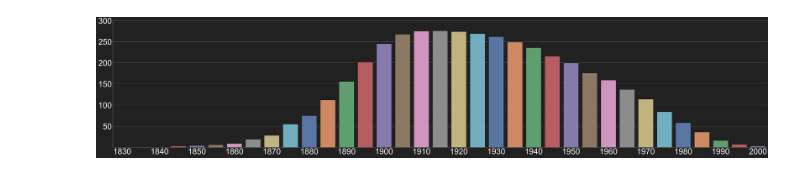
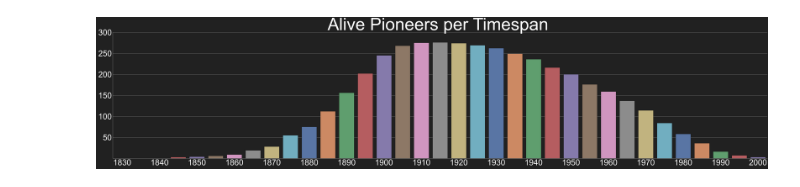
Before and after one commit to MatijaMi/data-vis-women-in-film, a Jupyter notebook: Statistics/map_histogram.ipynb, the cells around one changed output. Drawn from its saved outputs; the diff is of its cells as text; code cells hidden in the pictures.

```diff
--- a/Statistics/map_histogram.ipynb
+++ b/Statistics/map_histogram.ipynb
@@ -53,30 +35,28 @@ data = pd.DataFrame(data=dictionary)
 # %%
 # Pre style setting
-sns.set_style("whitegrid")
-sns.set_context("notebook")
-sns.set(rc={'figure.figsize':(1.7,8.27)})
 sns.set(rc={'axes.facecolor':'0.12890625', 'figure.facecolor':'0.12890625'})
-
 
 # Render a bar plot for each yearspan
 data_plt = sns.catplot(
     x="Years",
     y="Count",
     data=data,
     kind="bar",
     palette="deep",
     edgecolor="black",
     height = 18,
     aspect = 5
     )
 
 x_labels = [1830, "", 1840, "", 1850, "", 1860, "", 1870, "", 1880, "", 1890, "", 1900, "", 1910, "", 1920, "", 1930, "", 1940, "", 1950, "", 1960, "", 1970, "", 1980, "", 1990, "", 2000]
 y_labels = ["", 50, 100, 150, 200, 250, 300]
 
 data_plt.set_xticklabels(x_labels, size=80, color = "White")
 data_plt.set_yticklabels(y_labels, size=80, color = "White")
 
+data_plt.fig.suptitle("Alive Pioneers per Timespan", size=170, y = 1.1, color = "White")
+
 #Save to file
-plt.savefig('../Website/Images/map_histogram.png', bbox_inches='tight')
+plt.savefig('../Website/Images/map_histogram.png', bbox_inches = "tight")
 # %% [output]
-[figure, old version]
+[figure, new version]
```
Also changed, not shown: parts of 1 cell of this notebook, 10 other files.
